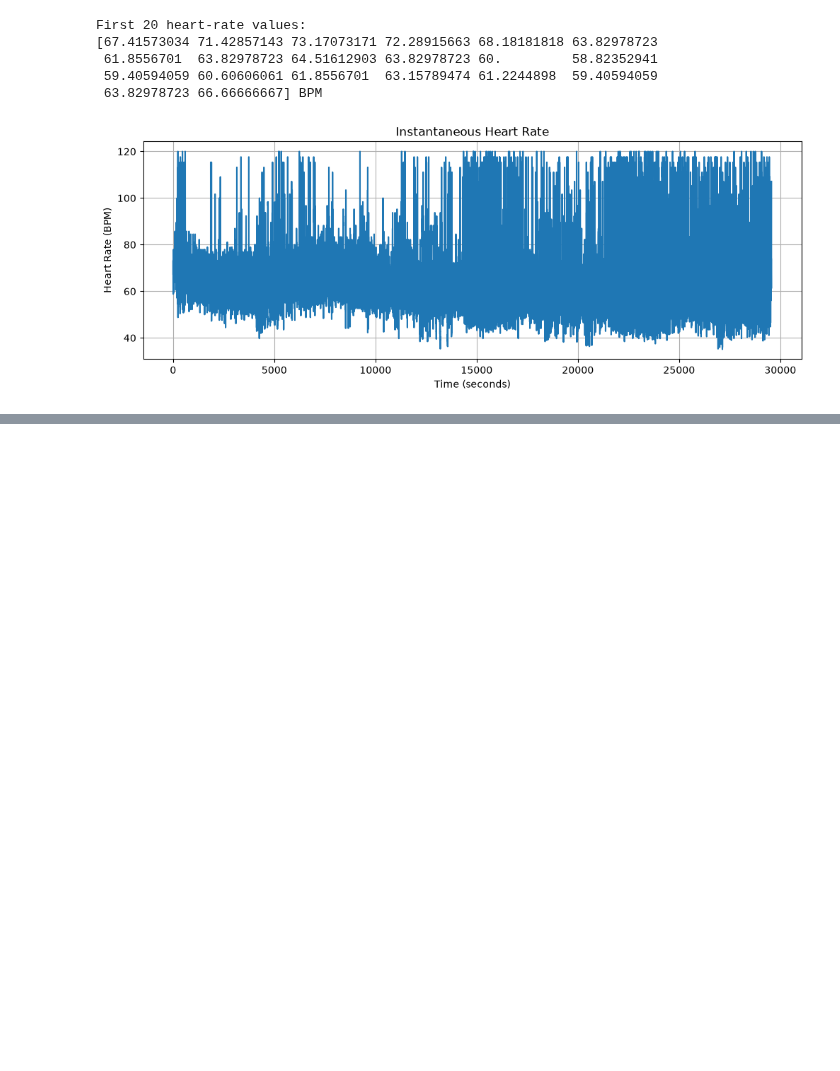
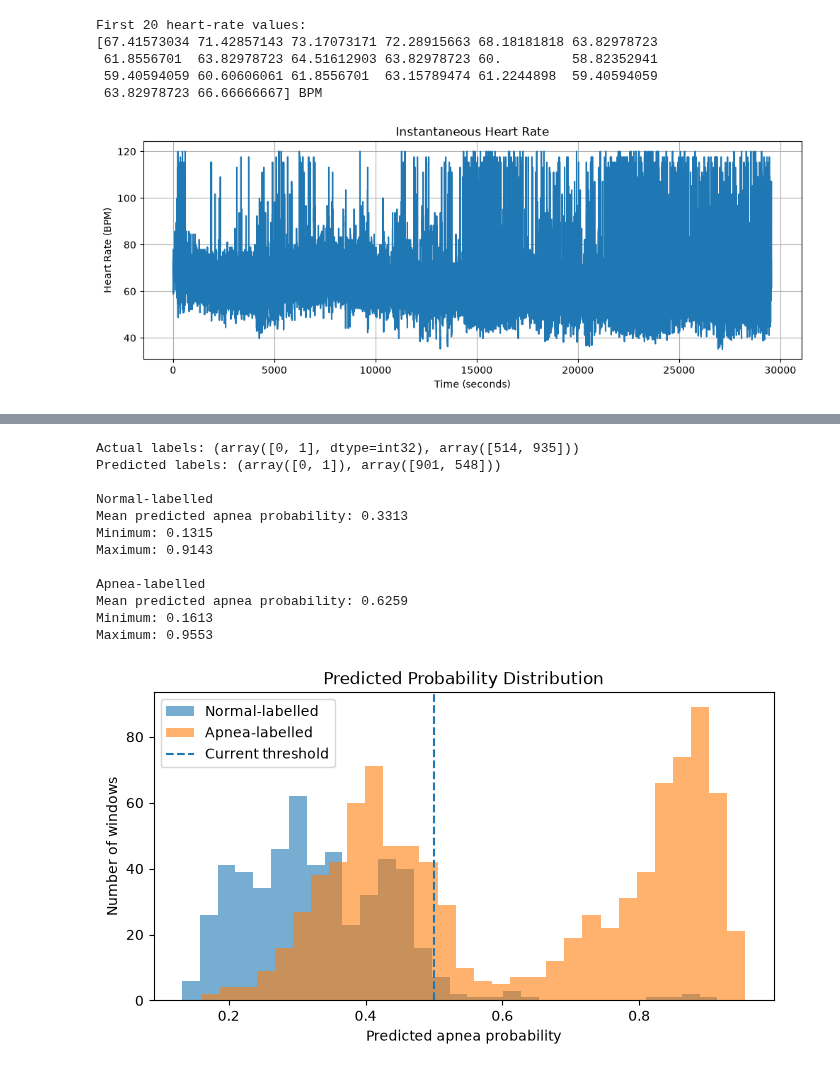
Before and after one commit to System-and-Signal-course-project/sleep-apnea-signal-analysis, a Jupyter notebook: notebooks/notebook1.ipynb, the cells around one changed output, grey strips where cells are left out. Drawn from its saved outputs; the diff is of its cells as text; code cells hidden in the pictures; blank space fills up the shorter version.

```diff
--- a/notebooks/notebook1.ipynb
+++ b/notebooks/notebook1.ipynb
@@ -326,0 +849,14 @@ plt.show()
+# %%
+import pandas as pd
+
+for name, labels in [
+    ("Training", y_train),
+    ("Validation", y_val),
+    ("Testing", y_test)
+]:
+    print(f"\n{name} label counts:")
+    print(
+        pd.Series(labels)
+        .map({0: "Normal", 1: "Apnea"})
+        .value_counts()
+    )
@@ -326,0 +1099,40 @@ plt.show()
+# %%
+import numpy as np
+import matplotlib.pyplot as plt
+
+print("Actual labels:", np.unique(y_test, return_counts=True))
+print("Predicted labels:", np.unique(y_pred, return_counts=True))
+
+for label, name in [(0, "Normal-labelled"), (1, "Apnea-labelled")]:
+    probs = y_prob[np.asarray(y_test).ravel() == label]
+
+    print(f"\n{name}")
+    print("Mean predicted apnea probability:", round(float(probs.mean()), 4))
+    print("Minimum:", round(float(probs.min()), 4))
+    print("Maximum:", round(float(probs.max()), 4))
+
+plt.figure(figsize=(8, 4))
+plt.hist(y_prob[np.asarray(y_test).ravel() == 0],
+         bins=30, alpha=0.6, label="Normal-labelled")
+plt.hist(y_prob[np.asarray(y_test).ravel() == 1],
+         bins=30, alpha=0.6, label="Apnea-labelled")
+plt.axvline(0.5, linestyle="--", label="Current threshold")
+plt.xlabel("Predicted apnea probability")
+plt.ylabel("Number of windows")
+plt.title("Predicted Probability Distribution")
+plt.legend()
+plt.show()
+# %% [output]
+Actual labels: (array([0, 1], dtype=int32), array([514, 935]))
+Predicted labels: (array([0, 1]), array([901, 548]))
+
+Normal-labelled
+Mean predicted apnea probability: 0.3313
+Minimum: 0.1315
+Maximum: 0.9143
+
+Apnea-labelled
+Mean predicted apnea probability: 0.6259
+Minimum: 0.1613
+Maximum: 0.9553
+[figure, added]
```
Also changed, not shown: parts of 38 cells of this notebook, 5 other files.
